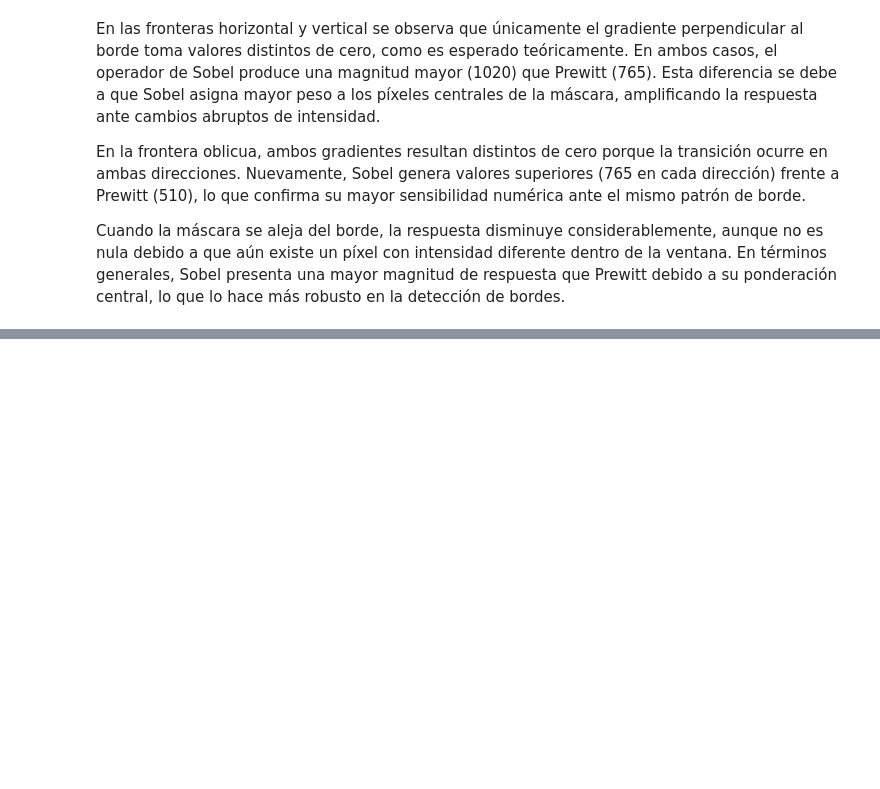
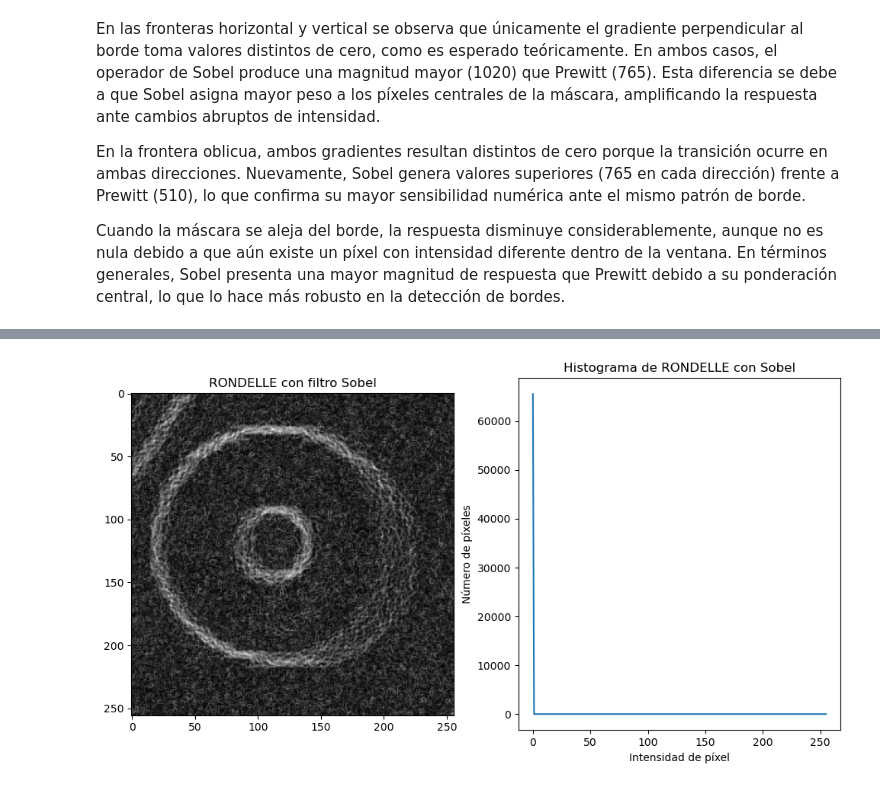
Before and after one commit to ImagenesYVision/Taller4, a Jupyter notebook: Taller4.ipynb, the cells around one changed output, grey strips where cells are left out. Cells and saved outputs as stored; diff of their text form; code cells hidden in the pictures; blank space fills up the shorter version.

```diff
--- a/Taller4.ipynb
+++ b/Taller4.ipynb
@@ -240,0 +259,21 @@ Cuando la máscara se aleja del borde, la respuesta disminuye considerablemente,
+# %%
+#Aplica el filtro Sobel horizontal
+img_sh = sobel_h(rondelle)
+#Aplica el filtro Sobel vertical
+img_sv = sobel_v(rondelle)
+#Sobel total
+rondelle_sobel = np.abs(img_sh) + np.abs(img_sv)
+
+#Histograma
+hist_sobel = cv2.calcHist([rondelle_sobel.astype(np.uint8)], [0], None, [256], [0, 256])
+
+fig, ax = plt.subplots(1, 2, figsize=(12, 6))
+ax[0].imshow(rondelle_sobel, cmap='gray')
+ax[0].set_title('RONDELLE con filtro Sobel')
+ax[1].plot(hist_sobel)
+ax[1].set_title('Histograma de RONDELLE con Sobel')
+ax[1].set_xlabel('Intensidad de píxel')
+ax[1].set_ylabel('Número de píxeles')
+plt.show()
+# %% [output]
+[figure, added]
```
Also changed, not shown: parts of 15 cells of this notebook.
